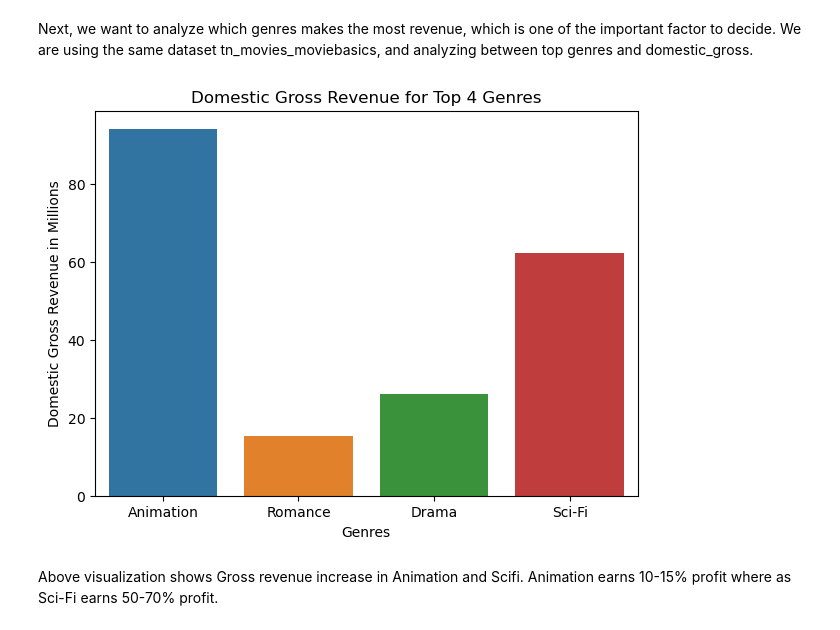
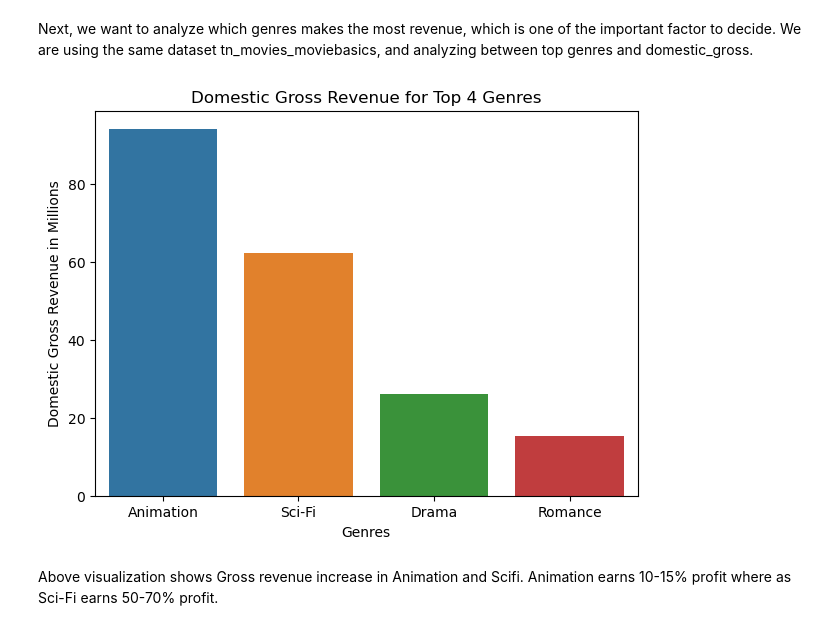
Before and after one commit to YamunaU75/FortuneMoviePhase2, a Jupyter notebook: index.ipynb, the cells around one changed output. Drawn from its saved outputs; the diff is of its cells as text; code cells hidden in the pictures.

```diff
--- a/index.ipynb
+++ b/index.ipynb
@@ -817,20 +836,20 @@ Next, we want to analyze which genres makes the most revenue, which is one of th
 same dataset tn_movies_moviebasics, and analyzing between top genres and domestic_gross.
 # %%
 # Visualize Genre vs domestic_gross
-unique_genrelist_top4 = ['Animation', 'Romance', 'Drama', 'Sci-Fi']
+unique_genrelist_top4 = ['Animation', 'Sci-Fi', 'Drama', 'Romance']
 
 plt.subplots(figsize = (7,5))
 sns.barplot(x = 'genres' , y ='domestic_gross_million', data=tn_movies_moviebasics, order = unique_genrelist_top4, ci = None)
 
 # Add labels and title
 plt.xlabel('Genres')
 plt.ylabel('Domestic Gross Revenue in Millions')
 plt.title('Domestic Gross Revenue for Top 4 Genres')
 
 # Show the plot
 plt.show()
 # %% [output]
-[figure, old version]
+[figure, new version]
 # %% [markdown]
 Above visualization shows Gross revenue increase in Animation and Scifi. Animation earns 10-15% profit where as Sci-Fi earns 50-70% profit.
 # %%
```
Also changed, not shown: parts of 4 cells of this notebook, 4 other files.
